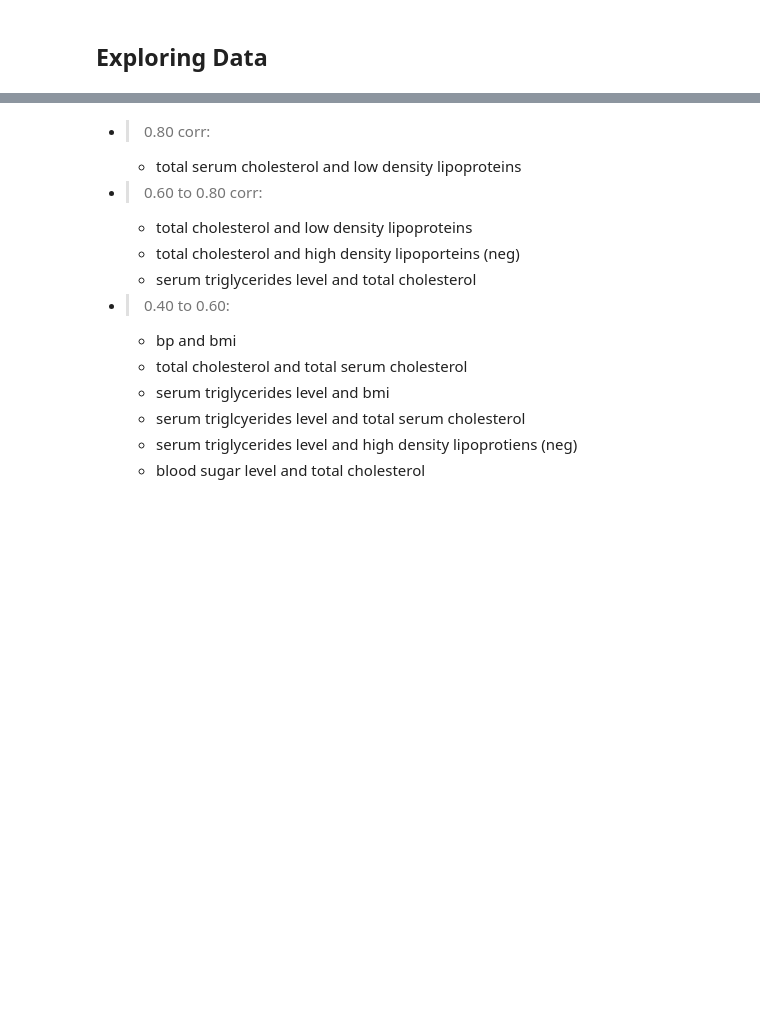
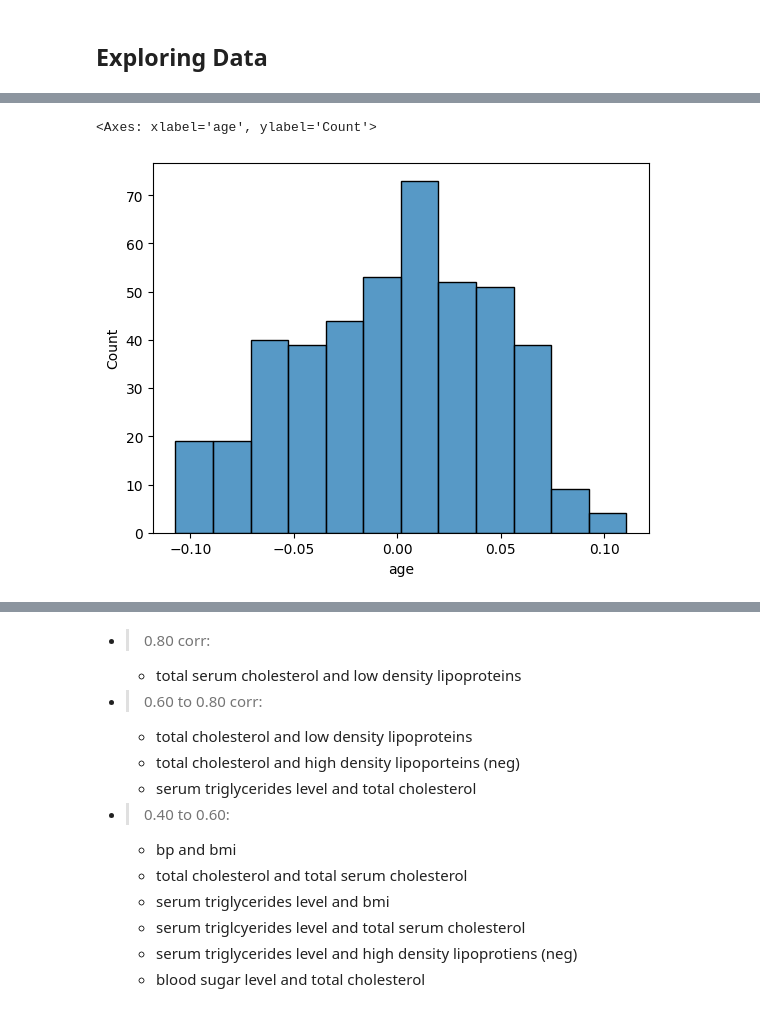
Before and after one commit to mglissmann/09_17_2024, a Jupyter notebook: diabetes_progression.ipynb, the cells around one changed output, grey strips where cells are left out. Drawn from its saved outputs; the diff is of its cells as text; code cells hidden in the pictures; blank space fills up the shorter version.

```diff
--- a/diabetes_progression.ipynb
+++ b/diabetes_progression.ipynb
@@ -114 +128,6 @@ Name: target, dtype: float64
+# %%
+sns.histplot(x=X['age'], stat='count', bins='auto')
+# %% [output]
+<Axes: xlabel='age', ylabel='Count'>
+[figure, added]
 # %%
```
Also changed, not shown: parts of 6 cells of this notebook.
